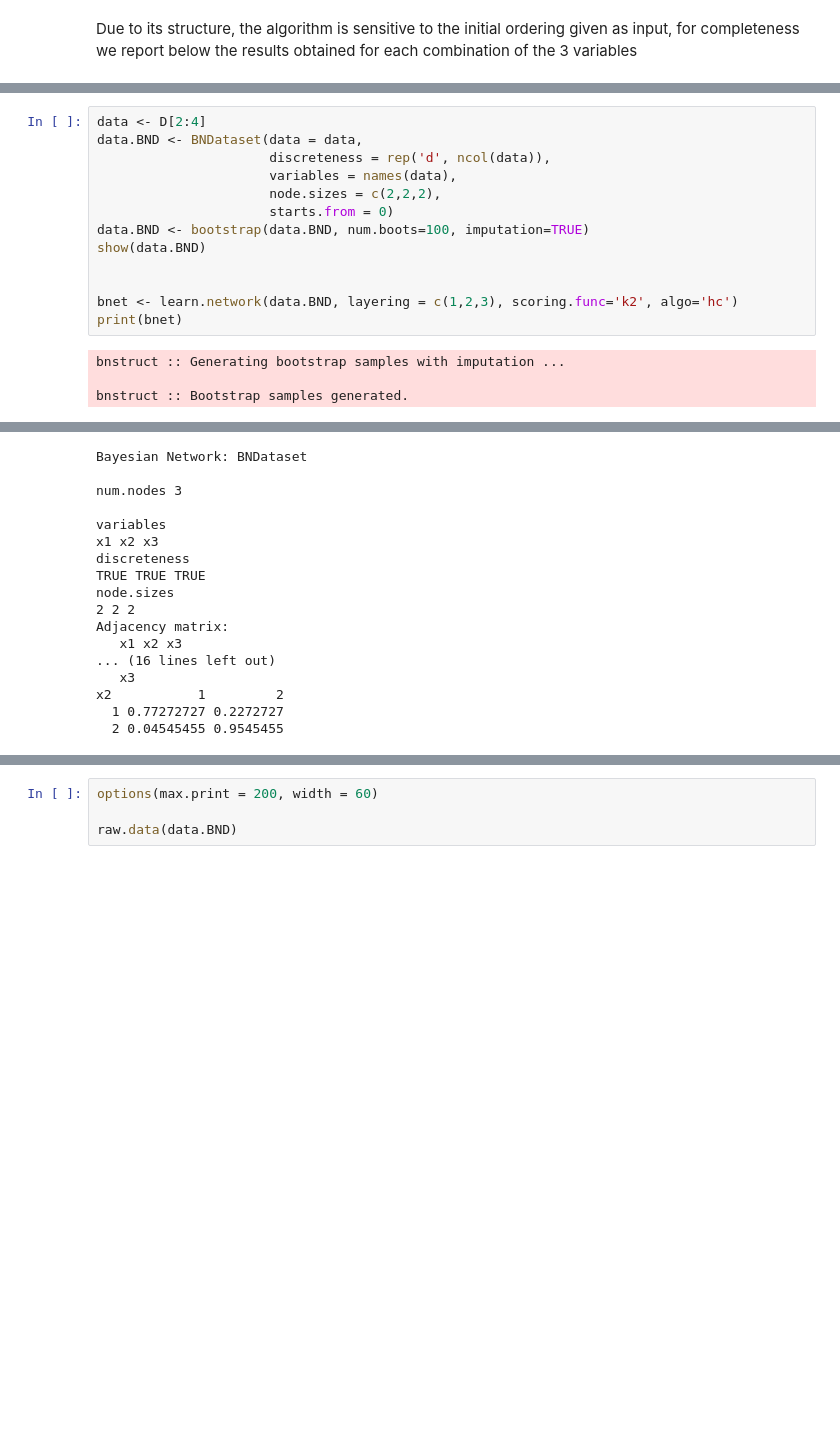
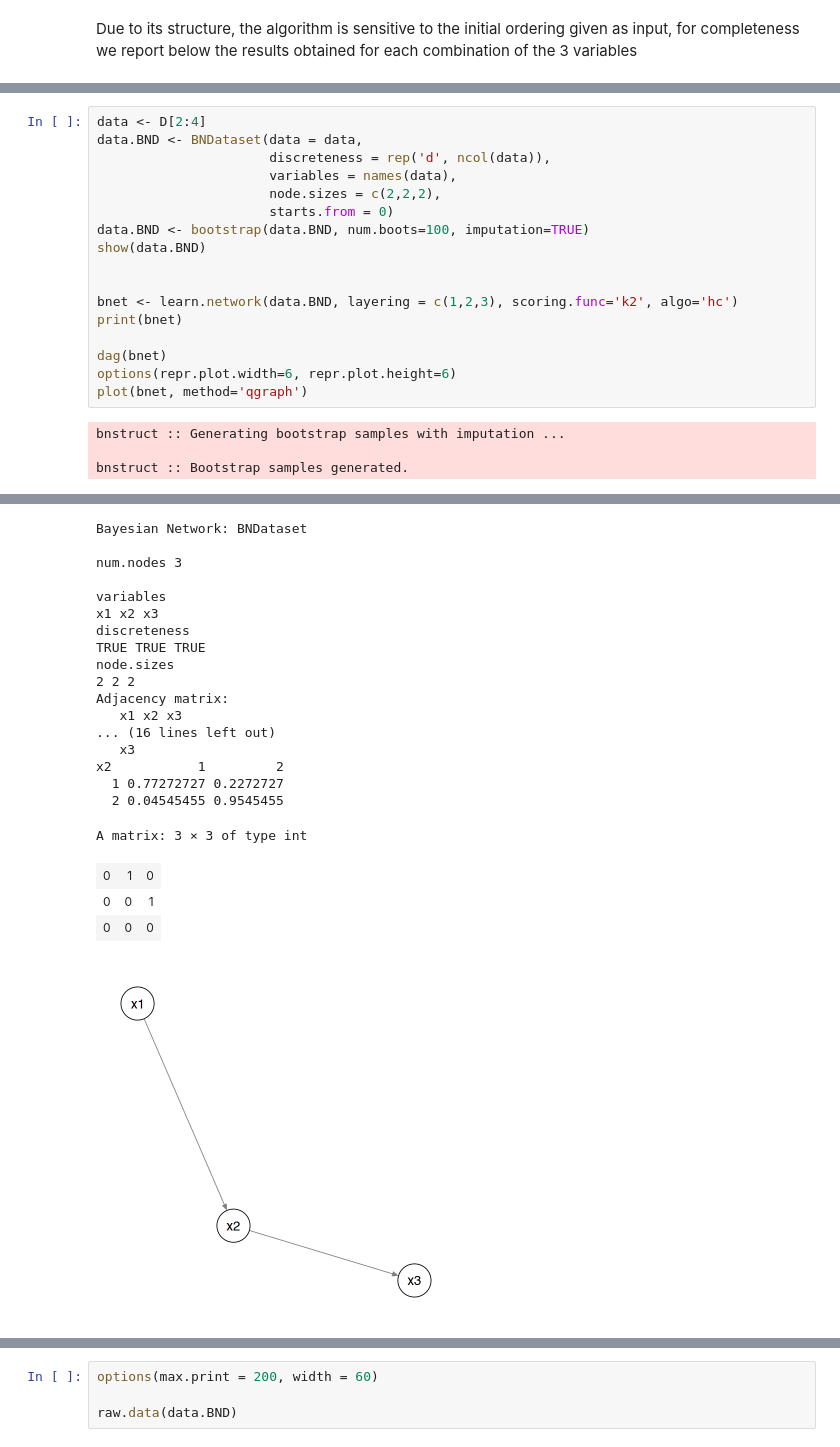
Before and after one commit to emabaci/Advanced-Statistics-Project, a Jupyter notebook: K2_Bayesian_Network.ipynb, the cells around one changed output, grey strips where cells are left out. Cells and saved outputs as stored; diff of their text form; blank space fills up the shorter version.

```diff
--- a/K2_Bayesian_Network.ipynb
+++ b/K2_Bayesian_Network.ipynb
@@ -352,6 +389,10 @@ show(data.BND)
 
 bnet <- learn.network(data.BND, layering = c(1,2,3), scoring.func='k2', algo='hc')
 print(bnet)
+
+dag(bnet)
+options(repr.plot.width=6, repr.plot.height=6)
+plot(bnet, method='qgraph')
 # %% [output]
 bnstruct :: Generating bootstrap samples with imputation ...
 
@@ -375,30 +416,35 @@ TRUE
 has.imputed.boots
 TRUE
 num.boots
 100
 bnstruct :: scoring function not recognized, using BDeu
 
 bnstruct :: learning the structure using HC ...
 
 bnstruct :: learning using HC completed.
 
 bnstruct :: learning network parameters ...
 
 bnstruct :: parameter learning done.
 Bayesian Network: BNDataset
 
 num.nodes 3
 
 variables
 x1 x2 x3
 discreteness
 TRUE TRUE TRUE
 node.sizes
 2 2 2
 Adjacency matrix:
    x1 x2 x3
 ... (16 lines left out)
    x3
 x2           1         2
   1 0.77272727 0.2272727
   2 0.04545455 0.9545455
+A matrix: 3 × 3 of type int
+| 0 | 1 | 0 |
+| 0 | 0 | 1 |
+| 0 | 0 | 0 |
+[figure, added]
```
Also changed, not shown: parts of 30 cells of this notebook.
